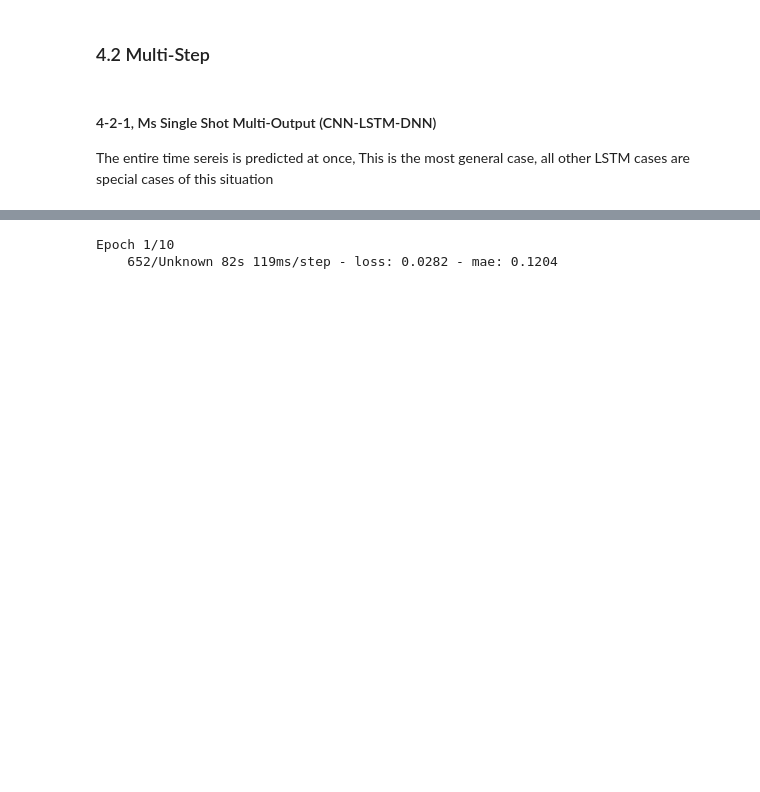
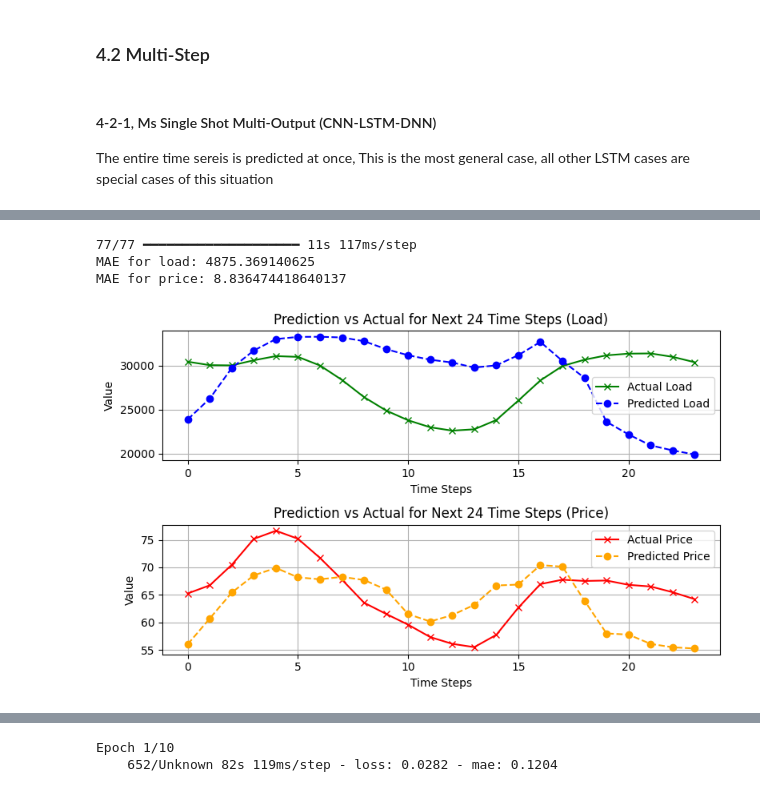
Before and after one commit to Jackson00Han/Time-Series-Training, a Jupyter notebook: Copy_of_multivariate_time_series.ipynb, the cells around one changed output, grey strips where cells are left out. Cells and saved outputs as stored; diff of their text form; code cells hidden in the pictures; blank space fills up the shorter version.

```diff
--- a/Copy_of_multivariate_time_series.ipynb
+++ b/Copy_of_multivariate_time_series.ipynb
@@ -1723,0 +1849,36 @@ plt.show()
+# %%
+valid_input = valid_set.map(lambda x, y: x)
+valid_predictions = multi_model.predict(valid_input)
+
+valid_actual_labels = np.concatenate([y.numpy() for x, y in valid_set]) # Extract outputs and convert it to a NumPy array from tensor format
+
+# You need to reshape it so that you can inverse scale each feature separately
+predicted_load = valid_predictions[:, :, 0].reshape(-1, 1)  # Load predictions
+predicted_price = valid_predictions[:, :, 1].reshape(-1, 1)  # Price predictions
+
+# Apply inverse transform using the corresponding scalers
+inversed_predicted_load = load_scaler.inverse_transform(predicted_load)
+inversed_predicted_load = inversed_predicted_load.reshape(valid_predictions.shape[0], valid_predictions.shape[1])
+
+inversed_predicted_price = price_scaler.inverse_transform(predicted_price)
+inversed_predicted_price = inversed_predicted_price.reshape(valid_predictions.shape[0], valid_predictions.shape[1])
+
+actual_load = valid_actual_labels[:, :, 0].reshape(-1, 1)  # Load predictions
+actual_price = valid_actual_labels[:, :, 1].reshape(-1, 1)  # Price predictions
+
+inversed_actual_load = load_scaler.inverse_transform(actual_load)
+inversed_actual_load = inversed_actual_load.reshape(valid_predictions.shape[0], valid_predictions.shape[1])
+
+inversed_actual_price = price_scaler.inverse_transform(actual_price)
+inversed_actual_price = inversed_actual_price.reshape(valid_predictions.shape[0], valid_predictions.shape[1])
+
+mae_load = mean_absolute_error(inversed_actual_load, inversed_predicted_load)
+mae_price = mean_absolute_error(inversed_actual_price, inversed_predicted_price)
+
+print(f"MAE for load: {mae_load}")
+print(f"MAE for price: {mae_price}")
+# %% [output]
+77/77 ━━━━━━━━━━━━━━━━━━━━ 11s 117ms/step
+MAE for load: 4875.369140625
+MAE for price: 8.836474418640137
+[figure, added]
```
Also changed, not shown: parts of 17 cells of this notebook.
